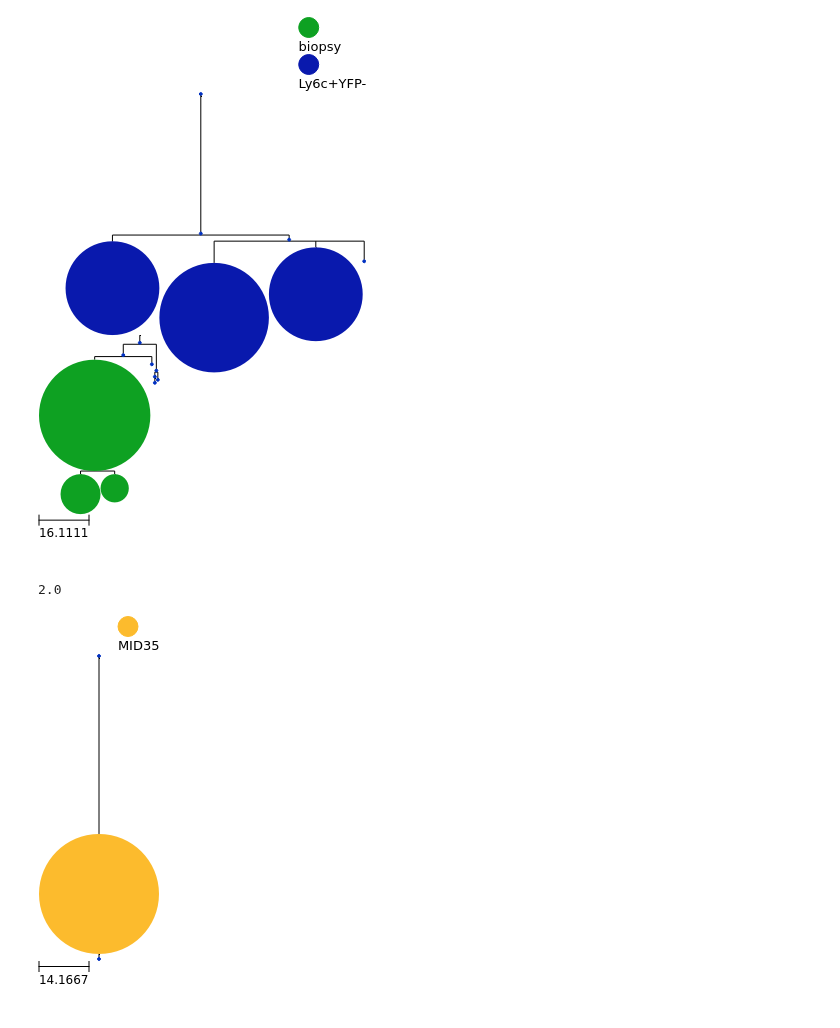
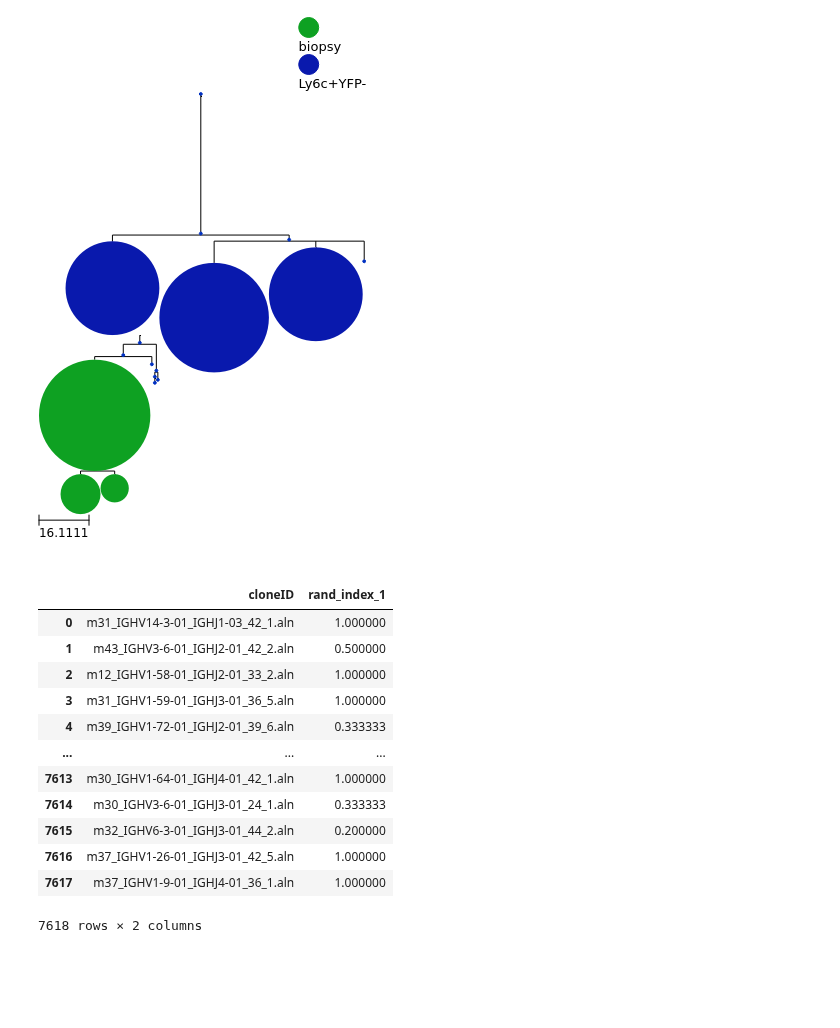
Before and after one commit to hieunguyen4193/sc_bulk_BCR_data_analysis, a Jupyter notebook: Tree03_load_trees_220701_etc_biopsies_fullTrees_and_features.ipynb, the cells around one changed output. Saved outputs shown, nothing was run; the diff lists cells and outputs as text; code cells hidden in the pictures; blank space fills up the shorter version.

```diff
--- a/Tree03_load_trees_220701_etc_biopsies_fullTrees_and_features.ipynb
+++ b/Tree03_load_trees_220701_etc_biopsies_fullTrees_and_features.ipynb
@@ -124,11 +124,19 @@ randdf = pd.DataFrame.from_dict(
         f"rand_index_{cluster_resolution}": all_rand_idxs
     }
 )
-# %%
-depth(saveTreeobj[cloneid], topo=True)
-# %% [output]
-2.0
-# %%
-treeobj.tree.render(f"%%inline", tree_style=ts)
-# %% [output]
-[figure, removed]
+# %%
+randdf
+# %% [output]
+|  | cloneID | rand_index_1 |
+| 0 | m31_IGHV14-3-01_IGHJ1-03_42_1.aln | 1.000000 |
+| 1 | m43_IGHV3-6-01_IGHJ2-01_42_2.aln | 0.500000 |
+| 2 | m12_IGHV1-58-01_IGHJ2-01_33_2.aln | 1.000000 |
+| 3 | m31_IGHV1-59-01_IGHJ3-01_36_5.aln | 1.000000 |
+| 4 | m39_IGHV1-72-01_IGHJ2-01_39_6.aln | 0.333333 |
+| ... | ... | ... |
+| 7613 | m30_IGHV1-64-01_IGHJ4-01_42_1.aln | 1.000000 |
+| 7614 | m30_IGHV3-6-01_IGHJ3-01_24_1.aln | 0.333333 |
+| 7615 | m32_IGHV6-3-01_IGHJ3-01_44_2.aln | 0.200000 |
+| 7616 | m37_IGHV1-26-01_IGHJ3-01_42_5.aln | 1.000000 |
+| 7617 | m37_IGHV1-9-01_IGHJ4-01_36_1.aln | 1.000000 |
+7618 rows × 2 columns
```
Also changed, not shown: 2 other files.
